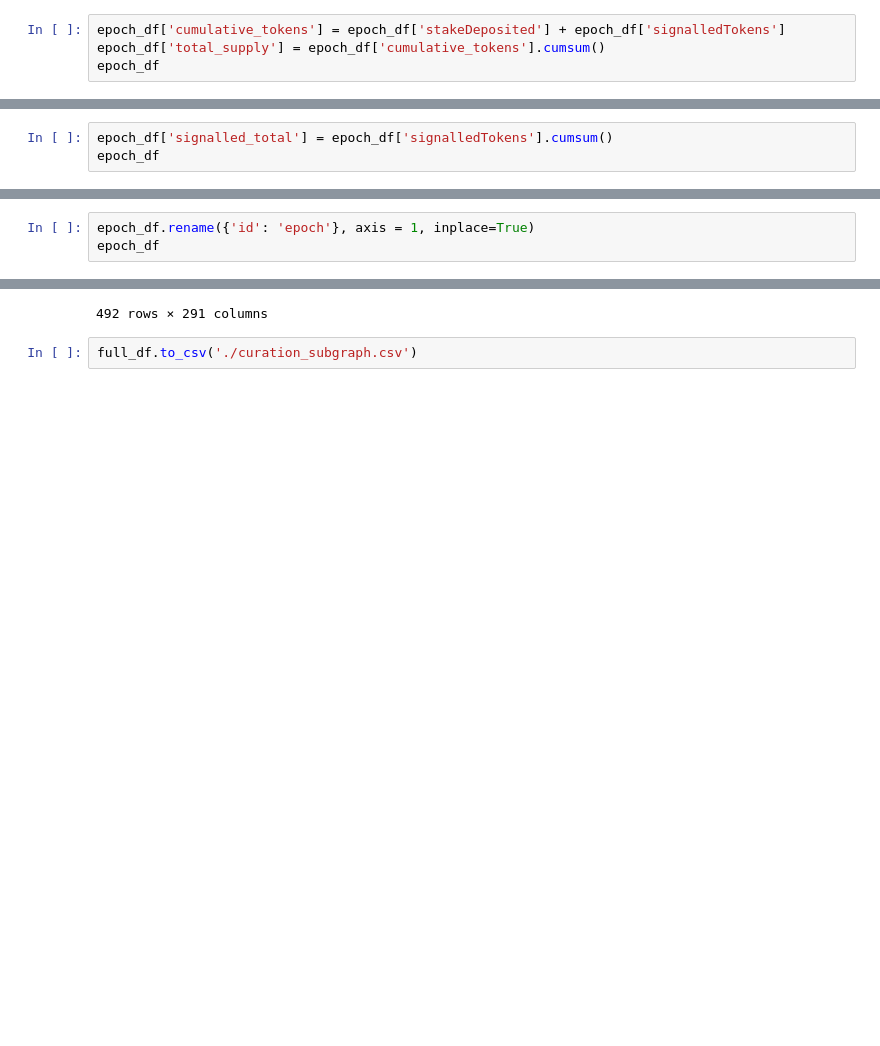
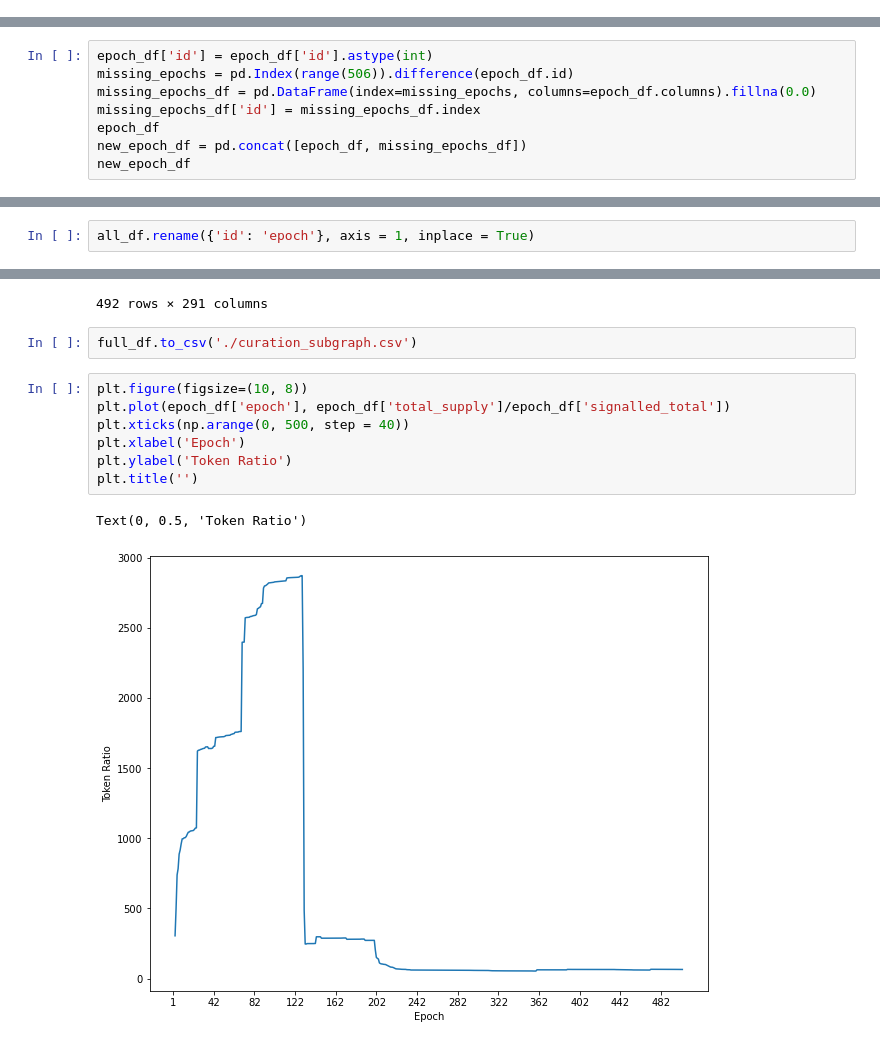
Before and after one commit to BlockScience/TheGraph, a Jupyter notebook: withhold_attack/subgraph_withhold_attack.ipynb, the cells around one changed output, grey strips where cells are left out. Saved outputs shown, nothing was run; the diff lists cells and outputs as text; blank space fills up the shorter version.

```diff
--- a/withhold_attack/subgraph_withhold_attack.ipynb
+++ b/withhold_attack/subgraph_withhold_attack.ipynb
@@ -118,4 +179,0 @@ epoch_df
-# %%
-epoch_df['cumulative_tokens'] = epoch_df['stakeDeposited'] + epoch_df['signalledTokens']
-epoch_df['total_supply'] = epoch_df['cumulative_tokens'].cumsum()
-epoch_df
@@ -136,3 +179,0 @@ epoch_df
-# %%
-epoch_df['signalled_total'] = epoch_df['signalledTokens'].cumsum()
-epoch_df
@@ -152,0 +180,8 @@ epoch_df
+# %%
+epoch_df['id'] = epoch_df['id'].astype(int)
+missing_epochs = pd.Index(range(506)).difference(epoch_df.id)
+missing_epochs_df = pd.DataFrame(index=missing_epochs, columns=epoch_df.columns).fillna(0.0)
+missing_epochs_df['id'] = missing_epochs_df.index
+epoch_df
+new_epoch_df = pd.concat([epoch_df, missing_epochs_df])
+new_epoch_df
@@ -153,3 +289,2 @@ epoch_df
 # %%
-epoch_df.rename({'id': 'epoch'}, axis = 1, inplace=True)
-epoch_df
+all_df.rename({'id': 'epoch'}, axis = 1, inplace = True)
@@ -259,3 +398,13 @@ full_df
 492 rows × 291 columns
 # %%
 full_df.to_csv('./curation_subgraph.csv')
+# %%
+plt.figure(figsize=(10, 8))
+plt.plot(epoch_df['epoch'], epoch_df['total_supply']/epoch_df['signalled_total'])
+plt.xticks(np.arange(0, 500, step = 40))
+plt.xlabel('Epoch')
+plt.ylabel('Token Ratio')
+plt.title('')
+# %% [output]
+Text(0, 0.5, 'Token Ratio')
+[figure, added]
```
Also changed, not shown: parts of 20 cells of this notebook, 1 other file.
